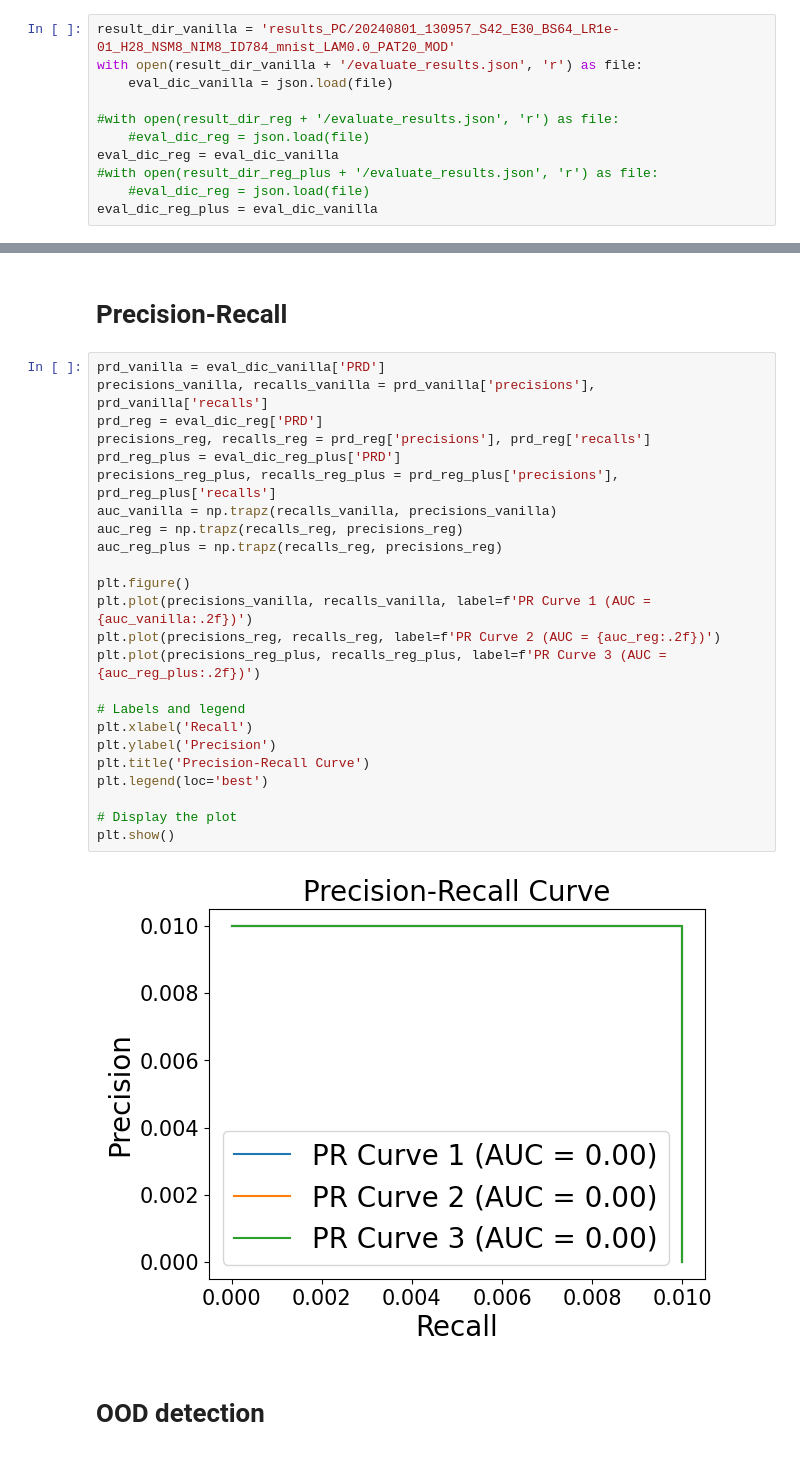
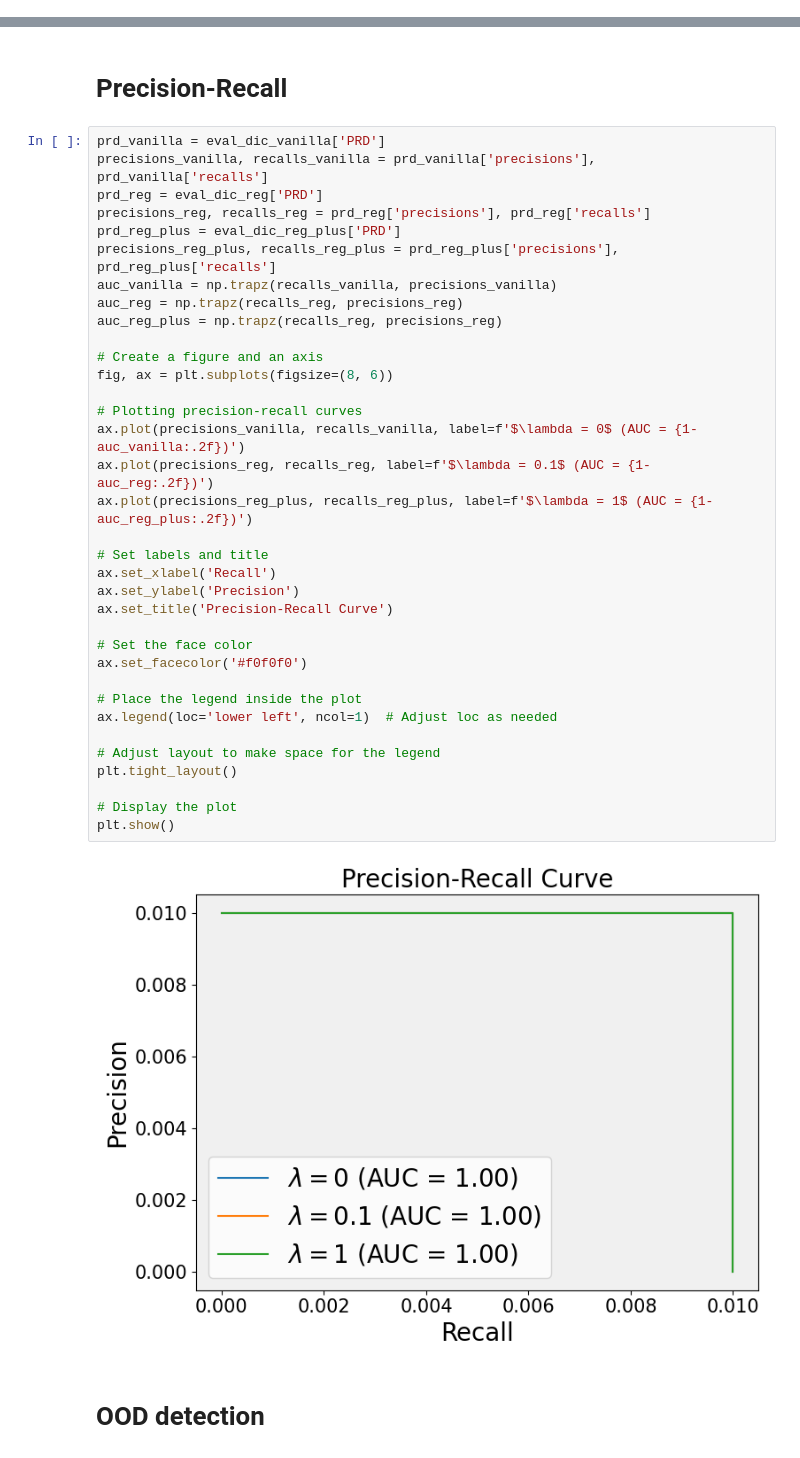
Before and after one commit to rajit906/Symmetry-invariant-Tractable-Generative-Models, a Jupyter notebook: src/evaluate_pc.ipynb, the cells around one changed output, grey strips where cells are left out. Cells and saved outputs as stored; diff of their text form.

```diff
--- a/src/evaluate_pc.ipynb
+++ b/src/evaluate_pc.ipynb
@@ -417,16 +388,5 @@ plot_samples(model = model, n = 49, model_type = 'PC', save_dir = None)
 # %% [markdown]
 # KID
-# %%
-result_dir_vanilla = 'results_PC/20240801_130957_S42_E30_BS64_LR1e-01_H28_NSM8_NIM8_ID784_mnist_LAM0.0_PAT20_MOD'
-with open(result_dir_vanilla + '/evaluate_results.json', 'r') as file:
-    eval_dic_vanilla = json.load(file)
-
-#with open(result_dir_reg + '/evaluate_results.json', 'r') as file:
-    #eval_dic_reg = json.load(file)
-eval_dic_reg = eval_dic_vanilla
-#with open(result_dir_reg_plus + '/evaluate_results.json', 'r') as file:
-    #eval_dic_reg = json.load(file)
-eval_dic_reg_plus = eval_dic_vanilla
 # %%
 kid_mean_vanilla, kid_std_vanilla = eval_dic_vanilla['KID']['mean'], eval_dic_vanilla['KID']['std']
 kid_mean_reg, kid_std_reg = eval_dic_reg['KID']['mean'], eval_dic_reg['KID']['std']
@@ -440,29 +400,40 @@ print(kid_mean_vanilla, kid_std_vanilla)
 # %%
 prd_vanilla = eval_dic_vanilla['PRD']
 precisions_vanilla, recalls_vanilla = prd_vanilla['precisions'], prd_vanilla['recalls']
 prd_reg = eval_dic_reg['PRD']
 precisions_reg, recalls_reg = prd_reg['precisions'], prd_reg['recalls']
 prd_reg_plus = eval_dic_reg_plus['PRD']
 precisions_reg_plus, recalls_reg_plus = prd_reg_plus['precisions'], prd_reg_plus['recalls']
 auc_vanilla = np.trapz(recalls_vanilla, precisions_vanilla)
 auc_reg = np.trapz(recalls_reg, precisions_reg)
 auc_reg_plus = np.trapz(recalls_reg, precisions_reg)
 
-plt.figure()
-plt.plot(precisions_vanilla, recalls_vanilla, label=f'PR Curve 1 (AUC = {auc_vanilla:.2f})')
-plt.plot(precisions_reg, recalls_reg, label=f'PR Curve 2 (AUC = {auc_reg:.2f})')
-plt.plot(precisions_reg_plus, recalls_reg_plus, label=f'PR Curve 3 (AUC = {auc_reg_plus:.2f})')
+# Create a figure and an axis
+fig, ax = plt.subplots(figsize=(8, 6))
 
-# Labels and legend
-plt.xlabel('Recall')
-plt.ylabel('Precision')
-plt.title('Precision-Recall Curve')
-plt.legend(loc='best')
+# Plotting precision-recall curves
+ax.plot(precisions_vanilla, recalls_vanilla, label=f'$\lambda = 0$ (AUC = {1-auc_vanilla:.2f})')
+ax.plot(precisions_reg, recalls_reg, label=f'$\lambda = 0.1$ (AUC = {1-auc_reg:.2f})')
+ax.plot(precisions_reg_plus, recalls_reg_plus, label=f'$\lambda = 1$ (AUC = {1-auc_reg_plus:.2f})')
+
+# Set labels and title
+ax.set_xlabel('Recall')
+ax.set_ylabel('Precision')
+ax.set_title('Precision-Recall Curve')
+
+# Set the face color
+ax.set_facecolor('#f0f0f0')
+
+# Place the legend inside the plot
+ax.legend(loc='lower left', ncol=1)  # Adjust loc as needed
+
+# Adjust layout to make space for the legend
+plt.tight_layout()
 
 # Display the plot
 plt.show()
 # %% [output]
-[figure, old version]
+[figure, new version]
 # %% [markdown]
 # OOD detection
 # %%
```
Also changed, not shown: parts of 12 cells of this notebook, 11 other files.
